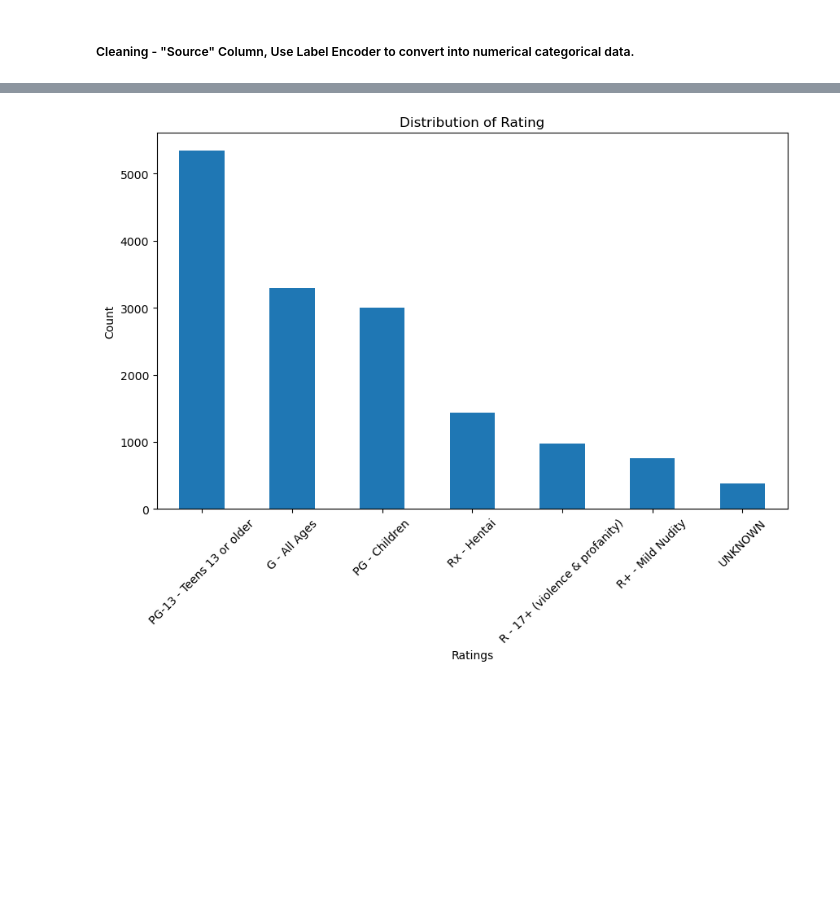
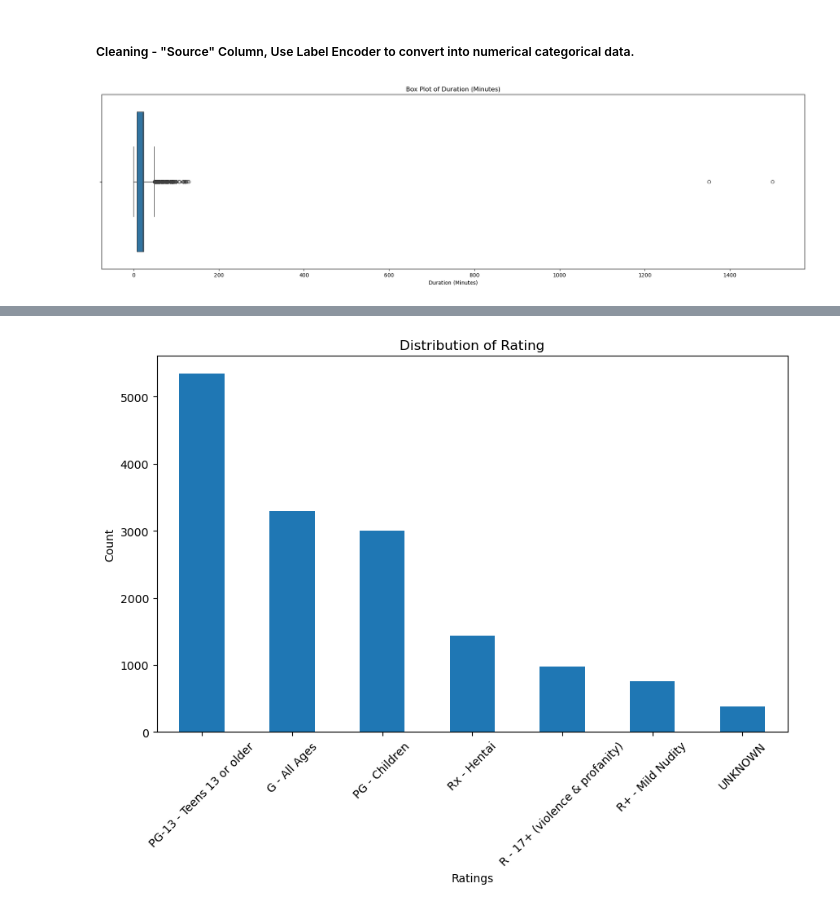
Before and after one commit to agentyk/SC1015_FEL1_Group2, a Jupyter notebook: SC1015_FEL1_Group2.ipynb, the cells around one changed output, grey strips where cells are left out. Saved outputs shown, nothing was run; the diff lists cells and outputs as text; code cells hidden in the pictures; blank space fills up the shorter version.

```diff
--- a/SC1015_FEL1_Group2.ipynb
+++ b/SC1015_FEL1_Group2.ipynb
@@ -705,9 +693,17 @@ anime_cleaned_df['Source Code'] = label_encoder.fit_transform(anime_cleaned_df['
 # %%
 # Call convertDuration(duration) for all rows in "Duration" Column
 anime_cleaned_df['Duration_Minutes'] = anime_cleaned_df['Duration'].apply(convertDuration)
 
 # Drop the Duration category from data frame
 anime_cleaned_df = anime_cleaned_df.drop(['Duration'], axis=1)
+
+plt.figure(figsize=(24, 6))
+sb.boxplot(data=anime_cleaned_df, x='Duration_Minutes')
+plt.title('Box Plot of Duration (Minutes)')
+plt.xlabel('Duration (Minutes)')
+plt.show()
+# %% [output]
+[figure, added]
 # %%
 print(label_encoder.classes_)
 print()
```
Also changed, not shown: parts of 18 cells of this notebook.
